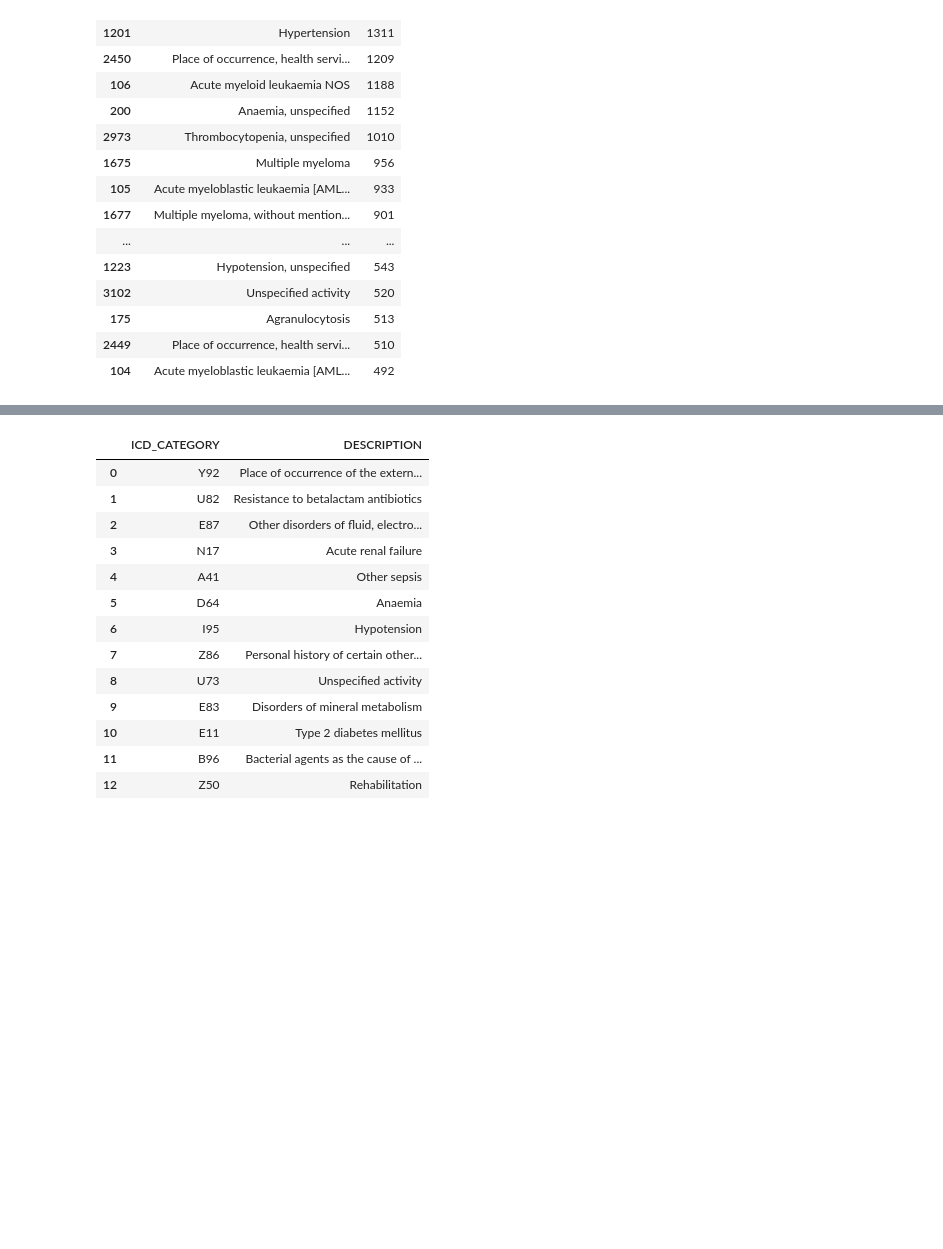
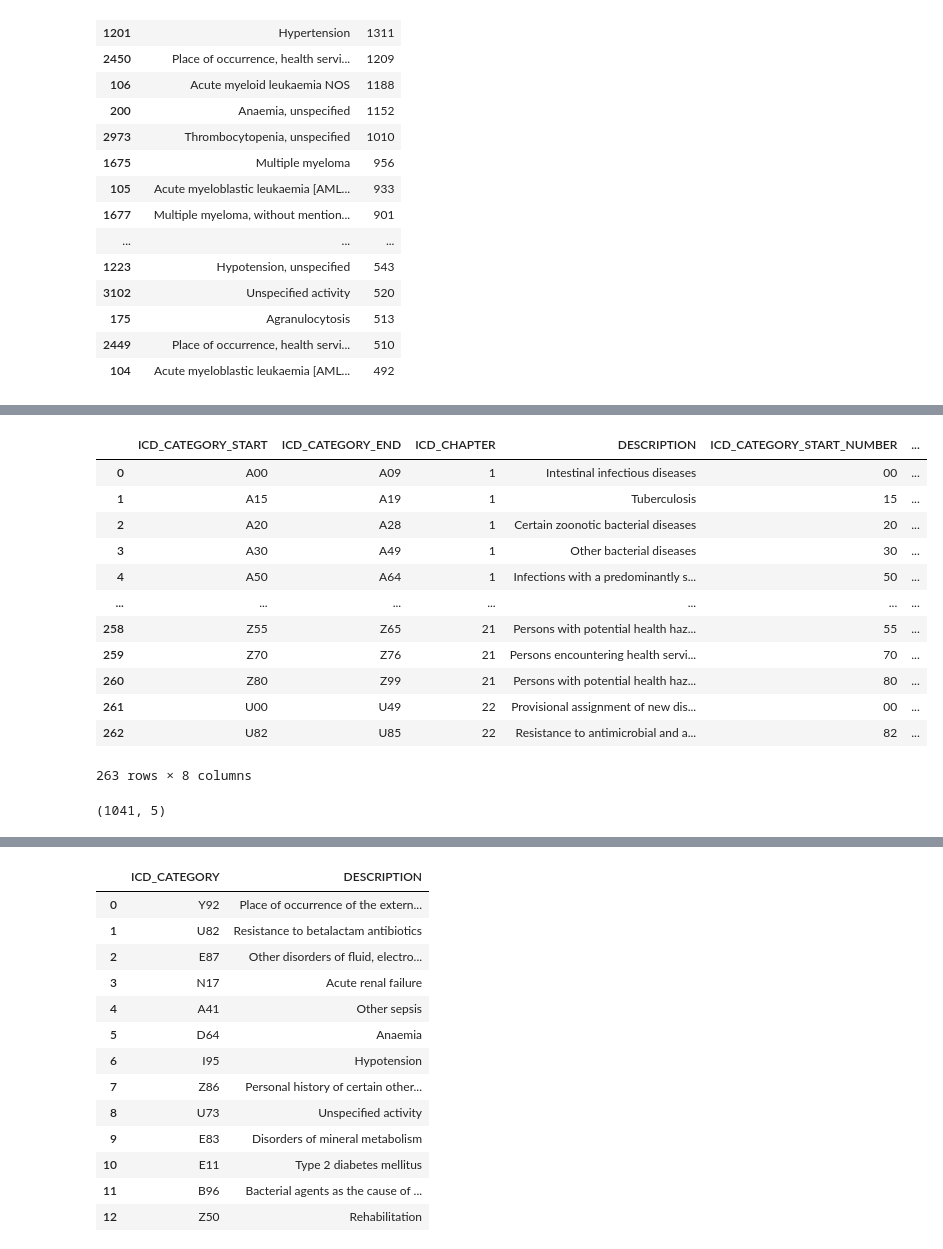
Before and after one commit to ryashpal/EHR-Int-Analysis, a Jupyter notebook: notebooks/co_morbidities_analysis/exploration_1.ipynb, the cells around one changed output, grey strips where cells are left out. Saved outputs shown, nothing was run; the diff lists cells and outputs as text; code cells hidden in the pictures; blank space fills up the shorter version.

```diff
--- a/notebooks/co_morbidities_analysis/exploration_1.ipynb
+++ b/notebooks/co_morbidities_analysis/exploration_1.ipynb
@@ -217,0 +242,31 @@ topIcdCategoriesDf[:20]
+# %%
+import os
+import pandas as pd
+from pathlib import Path
+
+
+icdLookup = pd.read_csv(Path(os.environ['EHR_DATA_BASE'], 'blood_pos_cohort_20240531', 'etc', 'icd_10', 'icd102019syst_groups.txt'), sep=';', header=None)
+icdLookup.columns = ['ICD_CATEGORY_START', 'ICD_CATEGORY_END', 'ICD_CHAPTER', 'DESCRIPTION']
+icdLookup['ICD_CATEGORY_START_NUMBER'] = icdLookup.ICD_CATEGORY_START.str[1:]
+icdLookup['ICD_CATEGORY_START_LETTER'] = icdLookup.ICD_CATEGORY_START.str[:1]
+icdLookup['ICD_CATEGORY_END_NUMBER'] = icdLookup.ICD_CATEGORY_END.str[1:]
+icdLookup['ICD_CATEGORY_END_LETTER'] = icdLookup.ICD_CATEGORY_END.str[:1]
+icdLookup
+# %% [output]
+|  | ICD_CATEGORY_START | ICD_CATEGORY_END | ICD_CHAPTER | DESCRIPTION | ICD_CATEGORY_START_NUMBER | ... |
+| 0 | A00 | A09 | 1 | Intestinal infectious diseases | 00 | ... |
+| 1 | A15 | A19 | 1 | Tuberculosis | 15 | ... |
+| 2 | A20 | A28 | 1 | Certain zoonotic bacterial diseases | 20 | ... |
+| 3 | A30 | A49 | 1 | Other bacterial diseases | 30 | ... |
+| 4 | A50 | A64 | 1 | Infections with a predominantly s... | 50 | ... |
+| ... | ... | ... | ... | ... | ... | ... |
+| 258 | Z55 | Z65 | 21 | Persons with potential health haz... | 55 | ... |
+| 259 | Z70 | Z76 | 21 | Persons encountering health servi... | 70 | ... |
+| 260 | Z80 | Z99 | 21 | Persons with potential health haz... | 80 | ... |
+| 261 | U00 | U49 | 22 | Provisional assignment of new dis... | 00 | ... |
+| 262 | U82 | U85 | 22 | Resistance to antimicrobial and a... | 82 | ... |
+263 rows × 8 columns
+# %%
+topIcdCategoriesDf.shape
+# %% [output]
+(1041, 5)
```
Also changed, not shown: parts of 4 cells of this notebook.
